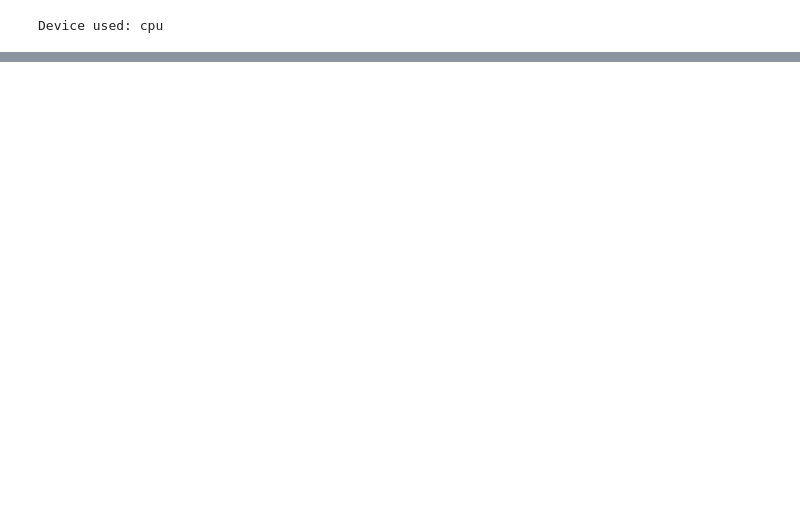
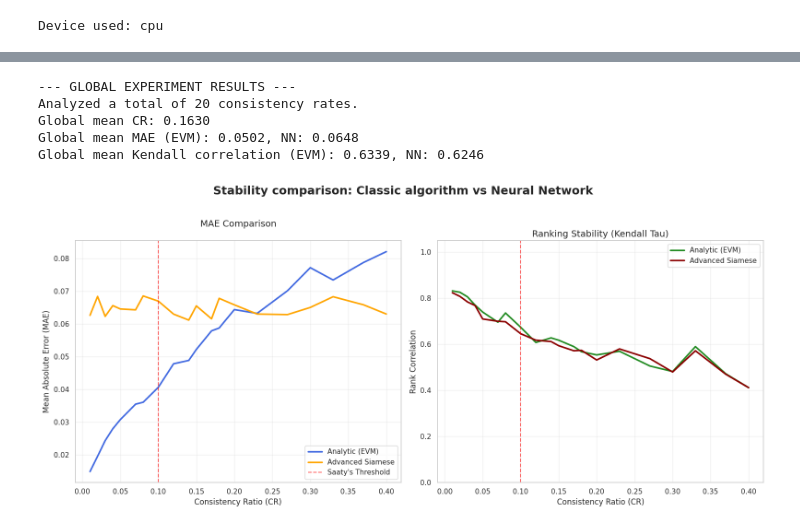
Before and after one commit to KonradHD/NN-preference-modeling, a Jupyter notebook: results.ipynb, the cells around one changed output, grey strips where cells are left out. Cells and saved outputs as stored; diff of their text form; code cells hidden in the pictures; blank space fills up the shorter version.

```diff
--- a/results.ipynb
+++ b/results.ipynb
@@ -169,0 +225,28 @@ Globalna średnia korelacja Kendalla (EVM): 0.0276, NN: 0.4699999999999999
+# %%
+TRAIN_MATRICES_NUM = 1000
+VALID_MATRICES_NUM = 100
+TEST_MATRICES_NUM = 100
+
+MODEL_TYPE = "siamese"
+MODEL_NAME = "advanced_1000m"
+
+model = AdvancedSiameseModel(n_criteria=CRITERIA_NUM)
+trained_model, history = load_model_weights_history(model, MODEL_TYPE, MODEL_NAME, device)
+
+loader = MatricesLoader()
+matrices, weights = load_test_matrices(loader)
+predicted_priority_weights = {}
+evm_solver = EVM()
+evm_priority_weights = {}
+
+for cr, test_matrices in matrices.items():
+    # predicted_priority_vector = predict_single_weights(trained_model, test_matrix, device)
+    # evm_priority_vector, _ = evm_solver.compute_single(test_matrix)
+
+    predicted_priority_vectors = predict_batch_weights(trained_model, test_matrices, device)
+    evm_priority_vectors, _ = evm_solver.compute_batch(test_matrices)
+
+    predicted_priority_weights[cr] = predicted_priority_vectors
+    evm_priority_weights[cr] = evm_priority_vectors
+
+print("Predicted AHP weights")
@@ -169,0 +295,13 @@ Globalna średnia korelacja Kendalla (EVM): 0.0276, NN: 0.4699999999999999
+# %%
+evm_solver = EVM()
+evaluator = Evaluator()
+nn_name = f"{MODEL_NAME.split('_')[0]} {MODEL_TYPE}".title()
+
+compare_results_batch(evm_solver, evaluator, matrices, weights, predicted_priority_weights, nn_name)
+# %% [output]
+--- GLOBAL EXPERIMENT RESULTS ---
+Analyzed a total of 20 consistency rates.
+Global mean CR: 0.1630
+Global mean MAE (EVM): 0.0502, NN: 0.0648
+Global mean Kendall correlation (EVM): 0.6339, NN: 0.6246
+[figure, added]
```
Also changed, not shown: parts of 10 cells of this notebook, 13 other files.
